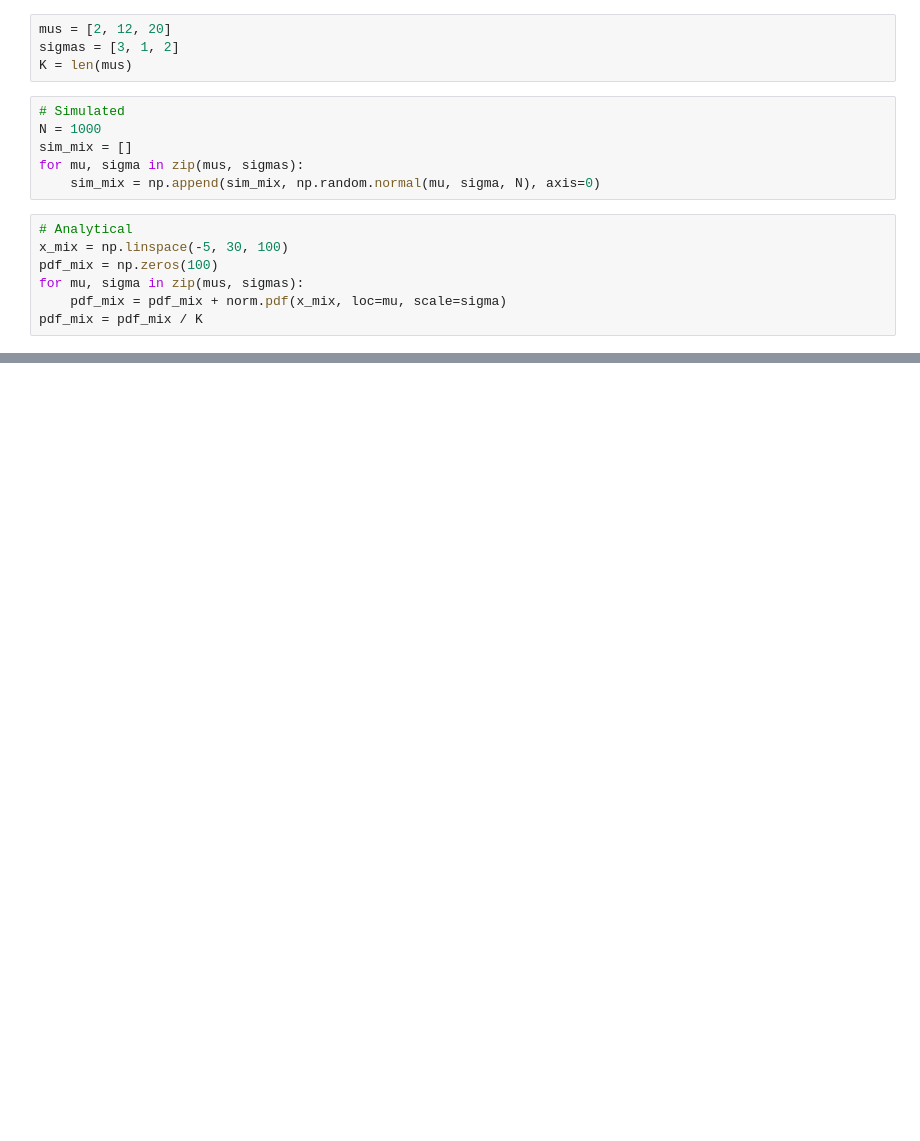
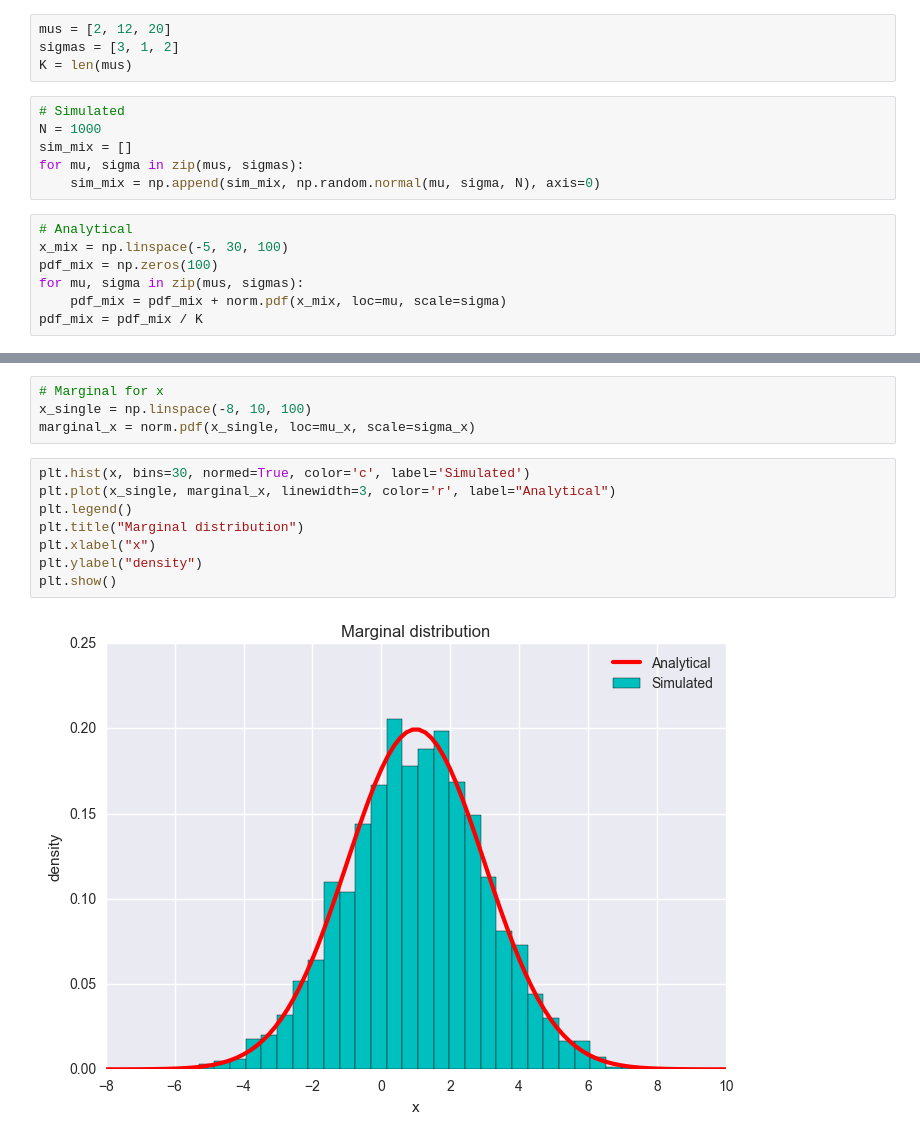
Before and after one commit to mavrommatis/MATLAB, a Jupyter notebook: Gaussian_Mixture_Demo.ipynb, the cells around one changed output, grey strips where cells are left out. Cells and saved outputs as stored; diff of their text form; blank space fills up the shorter version.

```diff
--- a/Gaussian_Mixture_Demo.ipynb
+++ b/Gaussian_Mixture_Demo.ipynb
@@ -64,0 +108,14 @@ plt.show()
+# %%
+# Marginal for x
+x_single = np.linspace(-8, 10, 100)
+marginal_x = norm.pdf(x_single, loc=mu_x, scale=sigma_x)
+# %%
+plt.hist(x, bins=30, normed=True, color='c', label='Simulated')
+plt.plot(x_single, marginal_x, linewidth=3, color='r', label="Analytical")
+plt.legend()
+plt.title("Marginal distribution")
+plt.xlabel("x")
+plt.ylabel("density")
+plt.show()
+# %% [output]
+[figure, added]
```
Also changed, not shown: parts of 21 cells of this notebook.
